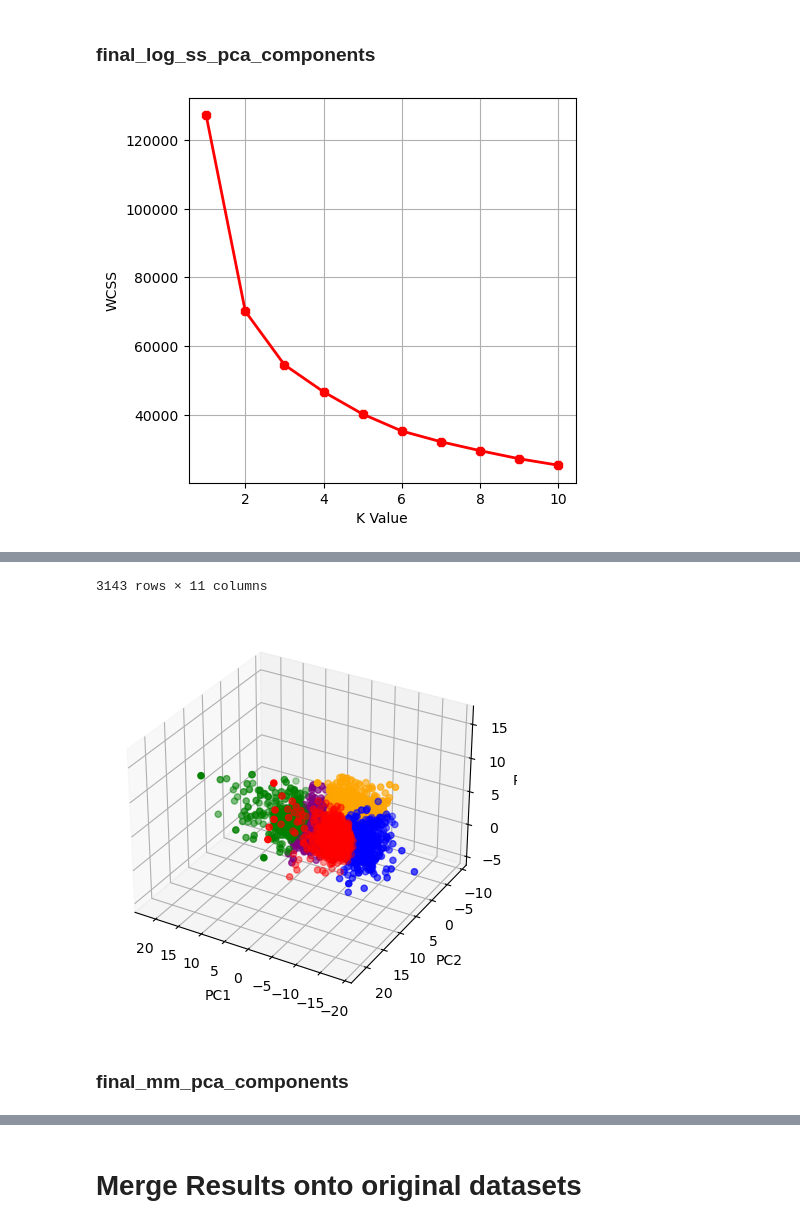
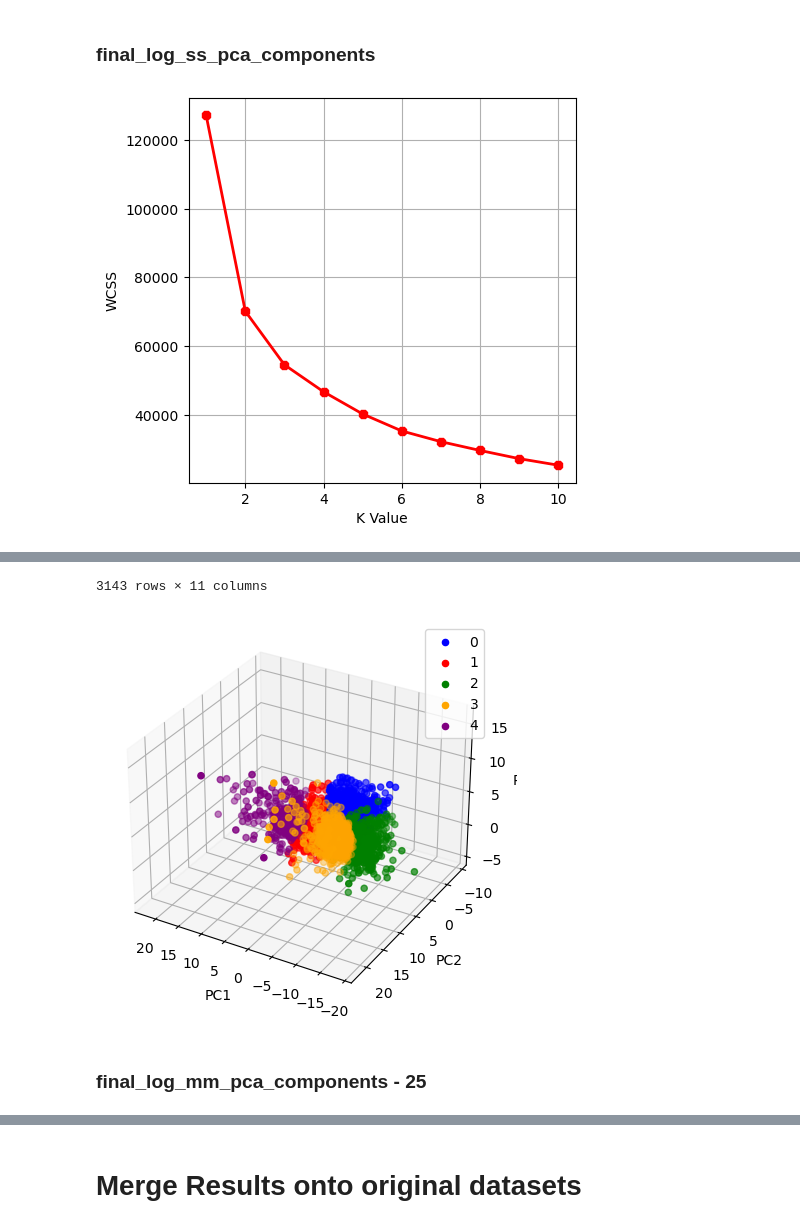
Before and after one commit to RyanZimmermanNWU/Northwestern-MSDS-Capstone-2023, a Jupyter notebook: Scripts/d. Modeling.ipynb, the cells around one changed output, grey strips where cells are left out. Cells and saved outputs as stored; diff of their text form; code cells hidden in the pictures.

```diff
--- a/Scripts/d. Modeling.ipynb
+++ b/Scripts/d. Modeling.ipynb
@@ -363,11 +154,0 @@ plt.show()
-# %%
-from sklearn.cluster import DBSCAN
-clusters = DBSCAN(eps = 3.48, min_samples = 4).fit(X_tsne)
-# get cluster labels
-print(clusters.labels_)
-
-# check unique clusters
-set(clusters.labels_)
-# -1 value represents noisy points could not assigned to any cluster
-from collections import Counter
-Counter(clusters.labels_)
@@ -377,13 +154,0 @@ Counter({0: 43, 1: 156, 2: 1806, 3: 126, 4: 40, 5: 197, 6: 523, 7: 226, 8: 26})
-# %%
-%matplotlib inline
-
-import seaborn as sns
-import matplotlib.pyplot as plt
-
-df = pd.DataFrame(data= X_tsne,columns=['t-SNE-1','t-SNE-2'])
-
-p = sns.scatterplot(data = df, x = "t-SNE-1", y = "t-SNE-2", hue = clusters.labels_, legend = "full", palette = "deep")
-sns.move_legend(p, "upper right", bbox_to_anchor = (1.17, 1.), title = 'Clusters')
-plt.show()
-
-df
@@ -485,9 +177,9 @@ def kmeans_elbow(X):
     plt.ylabel('WCSS')
     return plt.show()
 # %%
-def kmeans_cluster(df, X):
-    tmp      = df
-    kmeans   = KMeans(n_clusters = 5)
+def kmeans_cluster(df, X, c_Clust):
+    tmp      = df.copy()
+    kmeans   = KMeans(n_clusters = c_Clust)
     clusters = kmeans.fit_predict(X)
     tmp['label'] = clusters
     return tmp
@@ -559,10 +242,6 @@ Populating the interactive namespace from numpy and matplotlib
 # %% [markdown]
 ### final_log_ss_pca_components
 # %%
-repo_pca = r'https://raw.githubusercontent.com/mattlibonati/Northwestern-MSDS-Capstone-2023/main/Data/principal_components/'
-
-final_log_ss_pca_components = pd.read_csv(repo_pca + 'final_log_ss_pca_components.csv')
-
 # grabs only first 3 components
 X = final_log_ss_pca_components.iloc[:, :3].values
 
@@ -571,11 +250,11 @@ kmeans_elbow(X)
 
 #%pylab
 # k-mean algo
-final_log_ss_pca_components = kmeans_cluster(final_log_ss_pca_components, X)
-display(final_log_ss_pca_components)
+final_log_ss_pca_components_k = kmeans_cluster(final_log_ss_pca_components, X, 5)
+display(final_log_ss_pca_components_k)
 
 # plot k-means
-plot_k(final_log_ss_pca_components)
+plot_k(final_log_ss_pca_components_k)
 # %% [output]
 [figure]
 |  | PC1 | PC2 | PC3 | PC4 | PC5 | PC6 | PC7 | PC8 | PC9 | PC10 | label |
@@ -593,5 +272,5 @@ plot_k(final_log_ss_pca_components)
 3143 rows × 11 columns
-[figure, old version]
+[figure, new version]
-# %% [markdown]
-### final_mm_pca_components
+# %% [markdown]
+### final_log_mm_pca_components - 25
 # %%
```
Also changed, not shown: parts of 48 cells of this notebook, 1 other file.
